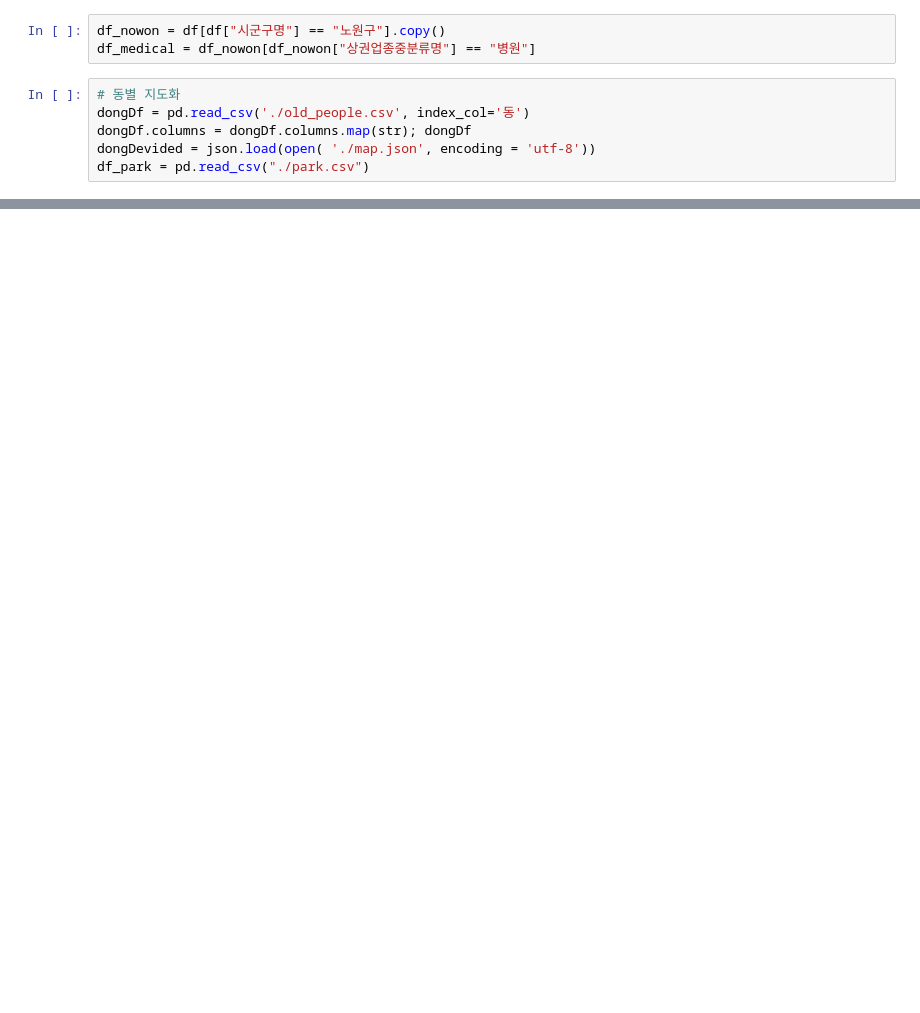
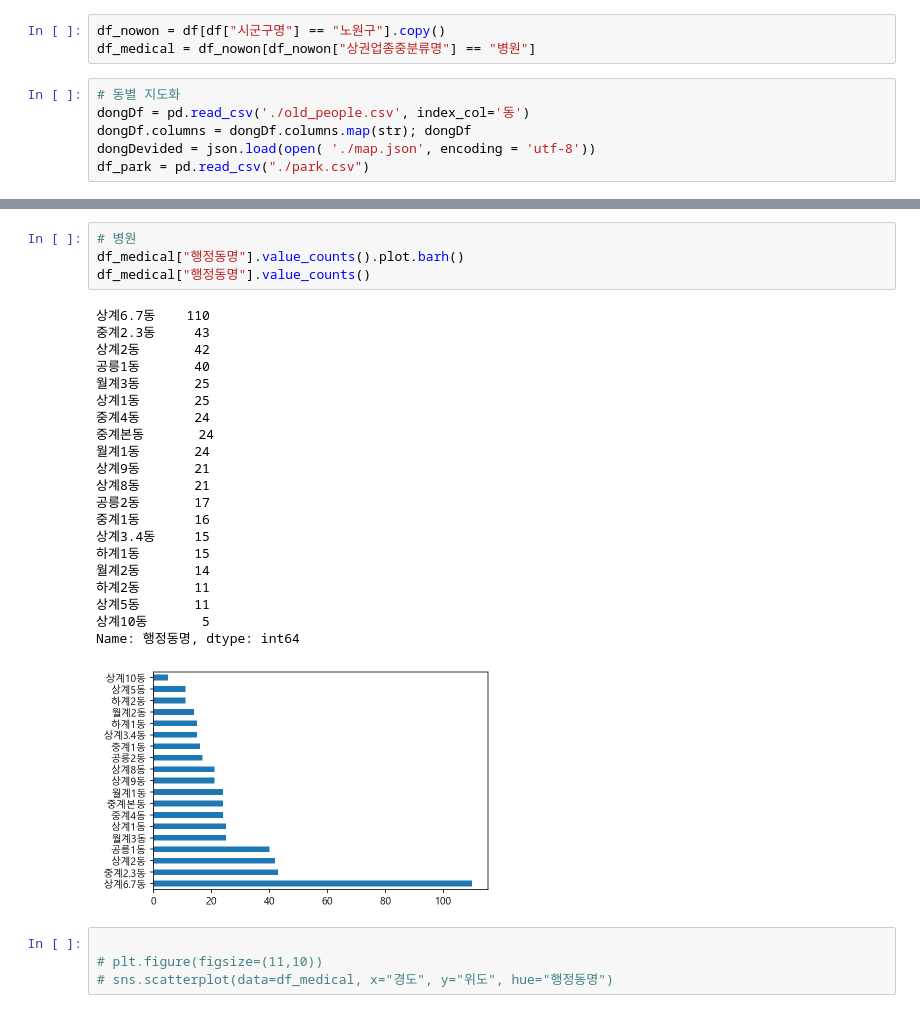
Before and after one commit to seoyoungSohn/CapstoneDesign1, a Jupyter notebook: population/Untitled.ipynb, the cells around one changed output, grey strips where cells are left out. Drawn from its saved outputs; the diff is of its cells as text; blank space fills up the shorter version.

```diff
--- a/population/Untitled.ipynb
+++ b/population/Untitled.ipynb
@@ -77,3 +91,33 @@ fmap.geojson.add_child(
 dongMap.save('./dongMap.html'); dongMap
 # %% [output]
 [interactive output not drawn]
+# %%
+# 병원
+df_medical["행정동명"].value_counts().plot.barh()
+df_medical["행정동명"].value_counts()
+# %% [output]
+상계6.7동    110
+중계2.3동     43
+상계2동       42
+공릉1동       40
+월계3동       25
+상계1동       25
+중계4동       24
+중계본동       24
+월계1동       24
+상계9동       21
+상계8동       21
+공릉2동       17
+중계1동       16
+상계3.4동     15
+하계1동       15
+월계2동       14
+하계2동       11
+상계5동       11
+상계10동       5
+Name: 행정동명, dtype: int64
+[figure, added]
+# %%
+
+# plt.figure(figsize=(11,10))
+# sns.scatterplot(data=df_medical, x="경도", y="위도", hue="행정동명")
```
Also changed, not shown: parts of 9 cells of this notebook, 4 other files.
